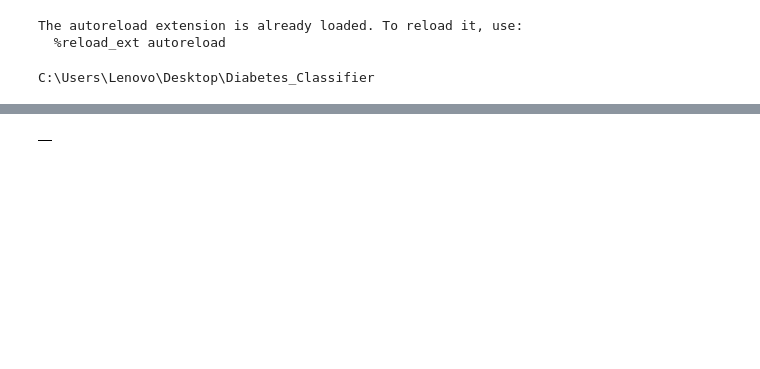
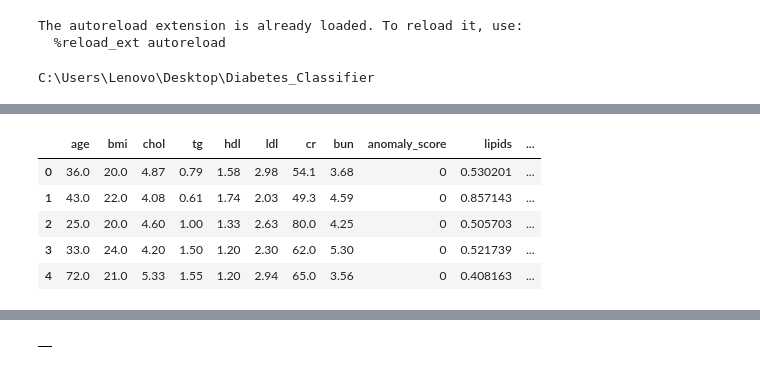
Before and after one commit to 13lend1/Diabetes-Classification, a Jupyter notebook: notebooks/model.ipynb, the cells around one changed output, grey strips where cells are left out. Saved outputs shown, nothing was run; the diff lists cells and outputs as text; code cells hidden in the pictures; blank space fills up the shorter version.

```diff
--- a/notebooks/model.ipynb
+++ b/notebooks/model.ipynb
@@ -56 +70,12 @@ rf.set_params(rf_params)
 # rf_params=rf.hyperparameter_tuning(X_train,y_train,20)
+# %%
+
+pd.set_option('display.max_columns',None)
+X_train.head(5)
+# %% [output]
+|  | age | bmi | chol | tg | hdl | ldl | cr | bun | anomaly_score | lipids | ... |
+| 0 | 36.0 | 20.0 | 4.87 | 0.79 | 1.58 | 2.98 | 54.1 | 3.68 | 0 | 0.530201 | ... |
+| 1 | 43.0 | 22.0 | 4.08 | 0.61 | 1.74 | 2.03 | 49.3 | 4.59 | 0 | 0.857143 | ... |
+| 2 | 25.0 | 20.0 | 4.60 | 1.00 | 1.33 | 2.63 | 80.0 | 4.25 | 0 | 0.505703 | ... |
+| 3 | 33.0 | 24.0 | 4.20 | 1.50 | 1.20 | 2.30 | 62.0 | 5.30 | 0 | 0.521739 | ... |
+| 4 | 72.0 | 21.0 | 5.33 | 1.55 | 1.20 | 2.94 | 65.0 | 3.56 | 0 | 0.408163 | ... |
```
Also changed, not shown: parts of 14 cells of this notebook, 1 other file.
